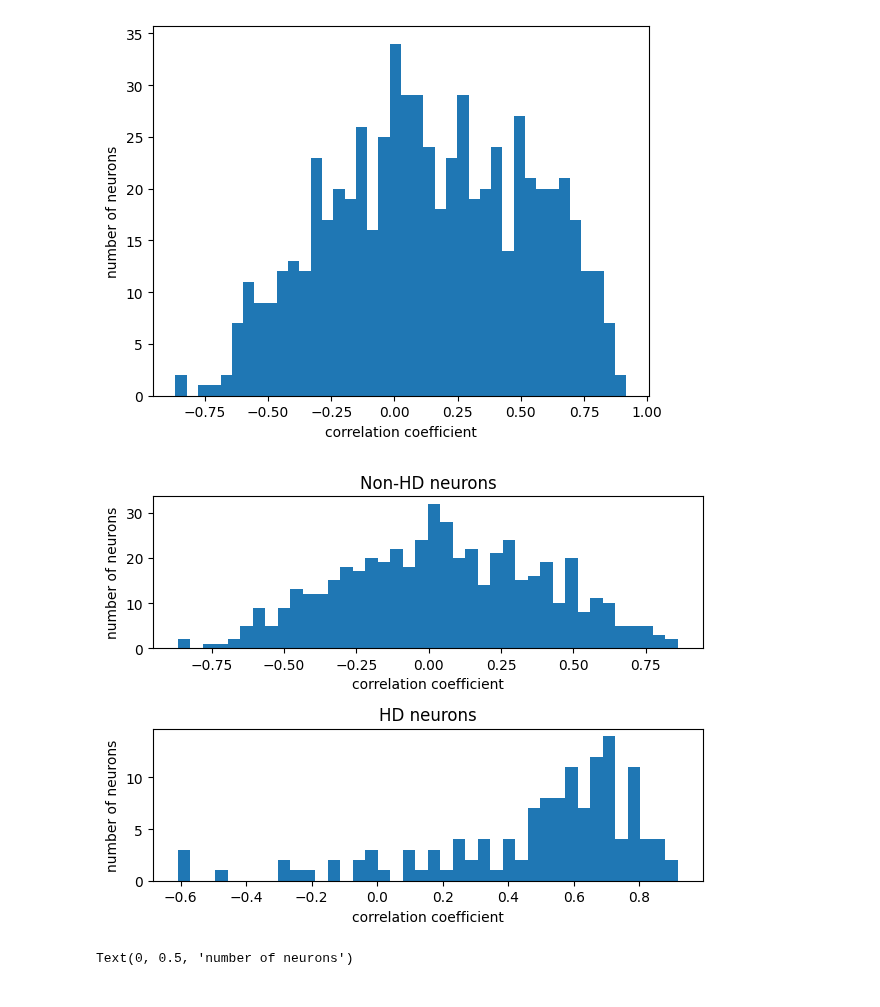
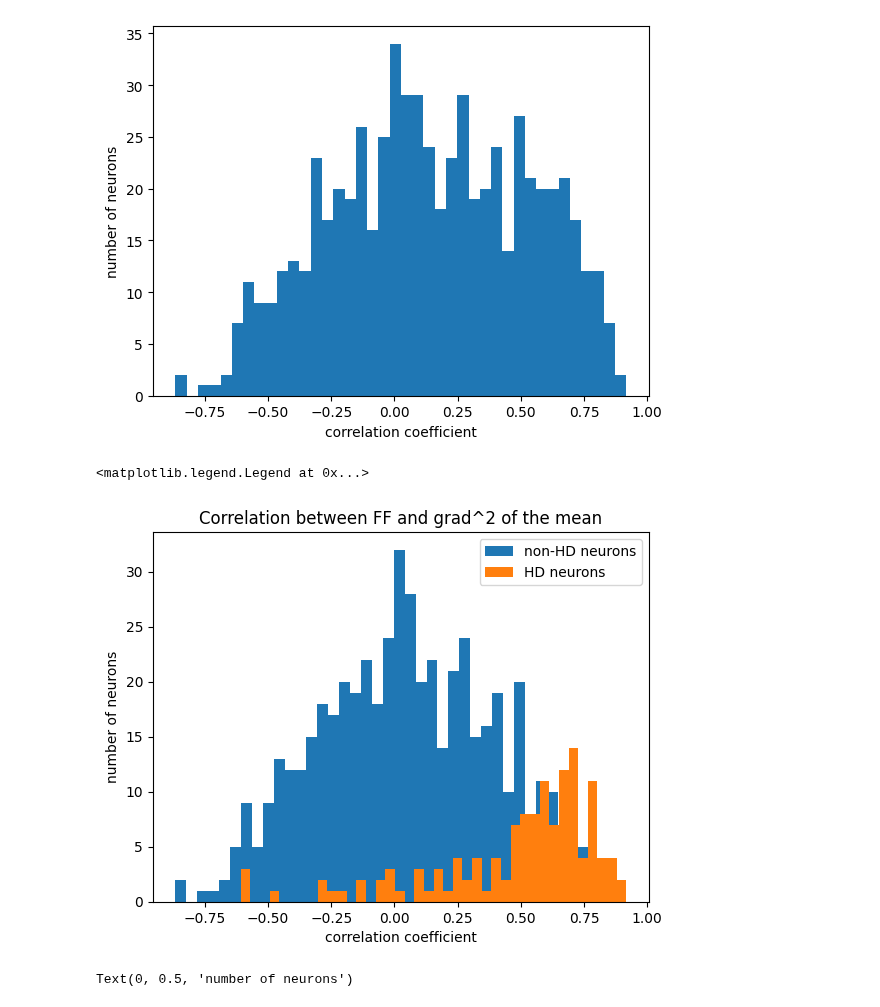
Before and after one commit to davindicode/UCM-interpret, a Jupyter notebook: analysis/mean_FF_analysis.ipynb, the cells around one changed output. Saved outputs shown, nothing was run; the diff lists cells and outputs as text; code cells hidden in the pictures.

```diff
--- a/analysis/mean_FF_analysis.ipynb
+++ b/analysis/mean_FF_analysis.ipynb
@@ -200,19 +200,16 @@ ax.set_ylabel('number of neurons')
 Text(0, 0.5, 'number of neurons')
 [figure]
 # %%
-fig, ax = plt.subplots(2, 1)
-ax[0].hist(correlations[np.invert(label_hdc.astype(bool))], bins=40)
-ax[0].set_xlabel('correlation coefficient')
-ax[0].set_ylabel('number of neurons')
-ax[0].set_title('Non-HD neurons')
-ax[1].hist(correlations[label_hdc.astype(bool)], bins=40)
-ax[1].set_xlabel('correlation coefficient')
-ax[1].set_ylabel('number of neurons')
-ax[1].set_title('HD neurons')
-
-plt.tight_layout()
+fig, ax = plt.subplots()
+ax.hist(correlations[np.invert(label_hdc.astype(bool))], bins=40, label='non-HD neurons')
+ax.hist(correlations[label_hdc.astype(bool)], bins=40, label='HD neurons')
+ax.set_xlabel('correlation coefficient')
+ax.set_ylabel('number of neurons')
+ax.set_title('Correlation between FF and grad^2 of the mean')
+ax.legend()
 # %% [output]
+<matplotlib.legend.Legend at 0x...>
-[figure, old version]
+[figure, new version]
 # %%
 fig, ax = plt.subplots()
 ax.hist(correlations[:22], bins='auto')
```
Also changed, not shown: 2 other files.
